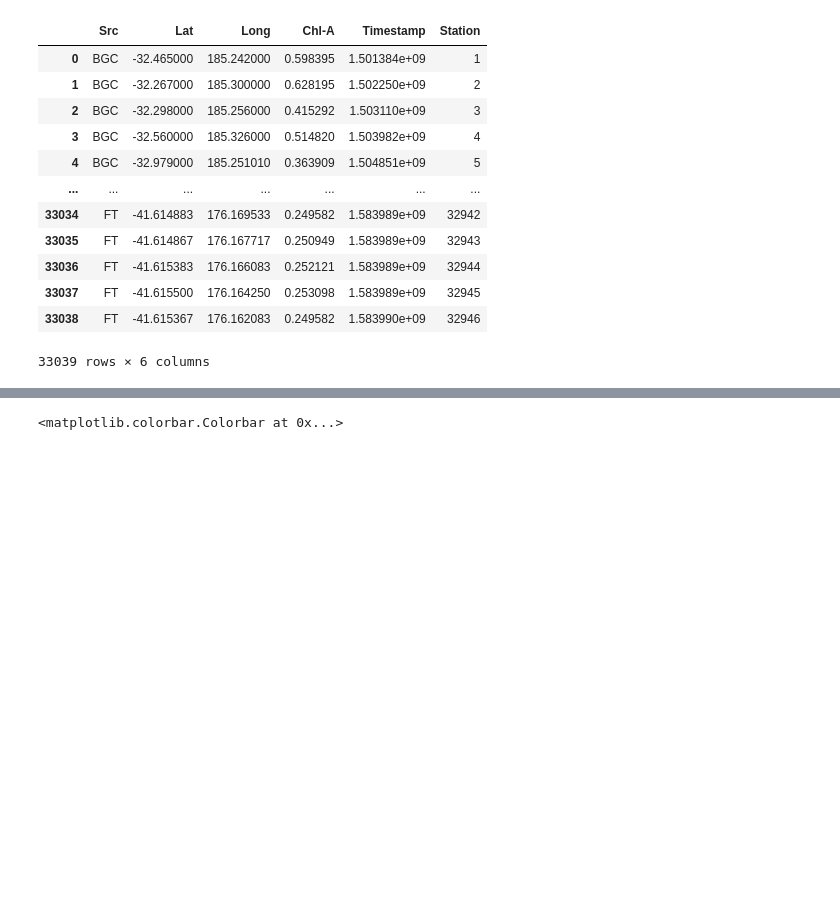
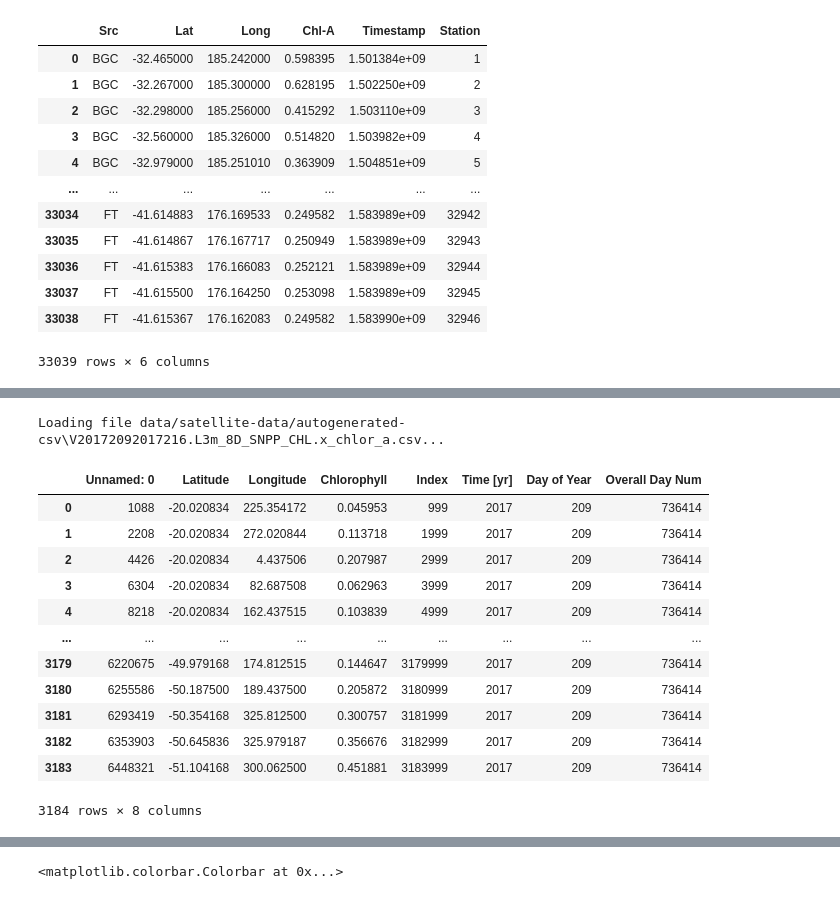
Before and after one commit to AmyPhung/chl-a-comparison, a Jupyter notebook: Workbook9 (major revision).ipynb, the cells around one changed output, grey strips where cells are left out. Cells and saved outputs as stored; diff of their text form; code cells hidden in the pictures; blank space fills up the shorter version.

```diff
--- a/Workbook9 (major revision).ipynb
+++ b/Workbook9 (major revision).ipynb
@@ -650,0 +792,20 @@ compiled_df
+# %%
+sat_data.setActiveFrame(compiled_df["Sat File"].unique()[0])
+# %% [output]
+Loading file data/satellite-data/autogenerated-csv\V20172092017216.L3m_8D_SNPP_CHL.x_chlor_a.csv...
+# %%
+sat_data._active_df
+# %% [output]
+|  | Unnamed: 0 | Latitude | Longitude | Chlorophyll | Index | Time [yr] | Day of Year | Overall Day Num |
+| 0 | 1088 | -20.020834 | 225.354172 | 0.045953 | 999 | 2017 | 209 | 736414 |
+| 1 | 2208 | -20.020834 | 272.020844 | 0.113718 | 1999 | 2017 | 209 | 736414 |
+| 2 | 4426 | -20.020834 | 4.437506 | 0.207987 | 2999 | 2017 | 209 | 736414 |
+| 3 | 6304 | -20.020834 | 82.687508 | 0.062963 | 3999 | 2017 | 209 | 736414 |
+| 4 | 8218 | -20.020834 | 162.437515 | 0.103839 | 4999 | 2017 | 209 | 736414 |
+| ... | ... | ... | ... | ... | ... | ... | ... | ... |
+| 3179 | 6220675 | -49.979168 | 174.812515 | 0.144647 | 3179999 | 2017 | 209 | 736414 |
+| 3180 | 6255586 | -50.187500 | 189.437500 | 0.205872 | 3180999 | 2017 | 209 | 736414 |
+| 3181 | 6293419 | -50.354168 | 325.812500 | 0.300757 | 3181999 | 2017 | 209 | 736414 |
+| 3182 | 6353903 | -50.645836 | 325.979187 | 0.356676 | 3182999 | 2017 | 209 | 736414 |
+| 3183 | 6448321 | -51.104168 | 300.062500 | 0.451881 | 3183999 | 2017 | 209 | 736414 |
+3184 rows × 8 columns
```
Also changed, not shown: parts of 11 cells of this notebook.
